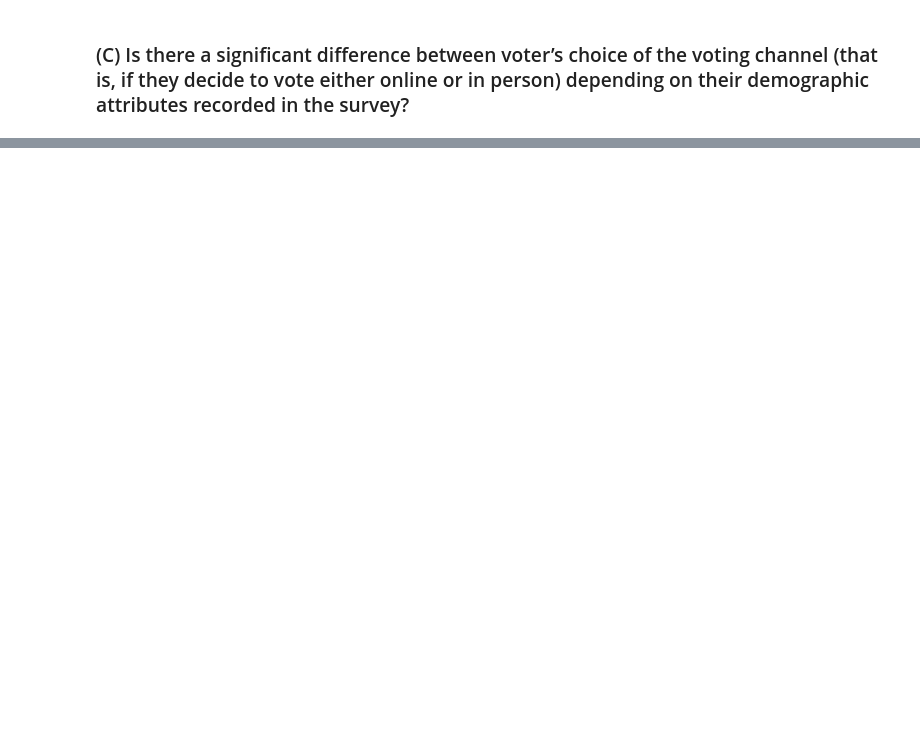
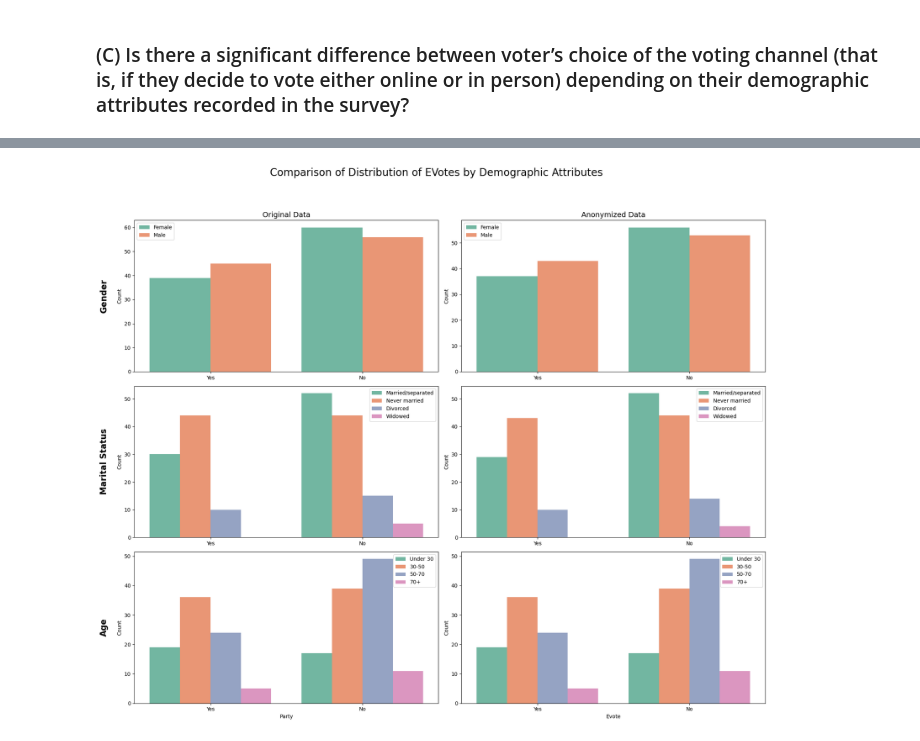
Before and after one commit to ChristianSneffeFleischer/SP_project2024, a Jupyter notebook: Part_1/Q3.ipynb, the cells around one changed output, grey strips where cells are left out. Saved outputs shown, nothing was run; the diff lists cells and outputs as text; code cells hidden in the pictures; blank space fills up the shorter version.

```diff
--- a/Part_1/Q3.ipynb
+++ b/Part_1/Q3.ipynb
@@ -237,0 +235,66 @@ plt.show()
+# %%
+fig, axes = plt.subplots(3, 2, figsize=(18, 15))
+
+# Add an overall title at the top
+fig.suptitle('Comparison of Distribution of EVotes by Demographic Attributes', fontsize=20, y=1)
+
+# Adjust space between plots on the horizontal line
+plt.subplots_adjust(wspace=0.3)  # Adjusts horizontal space between columns
+
+# Define row titles
+row_titles = ['Gender', 'Marital Status', 'Age']
+
+# Set row titles to appear on the left side of each row
+for i, title in enumerate(row_titles):
+    axes[i, 0].text(-0.1, 0.5, title, va='center', ha='center', rotation='vertical',
+                    fontsize=16, fontweight='bold', transform=axes[i, 0].transAxes)
+
+# Gender plots
+axes[0, 0].set_title('Original Data', fontsize=14)
+axes[0, 1].set_title('Anonymized Data', fontsize=14)
+
+sns.countplot(x='evote', hue='sex', data=df, palette=custom_palette, ax=axes[0, 0])
+axes[0, 0].set_xlabel('')
+axes[0, 0].set_ylabel('Count')
+axes[0, 0].get_legend().set_title(None)
+
+
+sns.countplot(x='evote', hue='sex', data=df_a, hue_order=['Female', 'Male'], palette=custom_palette, ax=axes[0, 1])
+axes[0, 1].set_xlabel('')
+axes[0, 1].set_ylabel('Count')
+axes[0, 1].get_legend().set_title(None)
+
+
+# Marital Status plots
+
+sns.countplot(x='evote', hue='marital_status', data=df, palette=custom_palette, ax=axes[1, 0])
+axes[1, 0].set_xlabel('')
+axes[1, 0].set_ylabel('Count')
+axes[1, 0].get_legend().set_title(None)
+
+
+sns.countplot(x='evote', hue='marital_status', hue_order=['Married/separated', 'Never married', 'Divorced', 'Widowed'], data=df_a, palette=custom_palette, ax=axes[1, 1])
+axes[1, 1].set_xlabel('')
+axes[1, 1].set_ylabel('Count')
+axes[1, 1].get_legend().set_title(None)
+
+
+# Age plots
+
+sns.countplot(x='evote', hue='age_category', hue_order=['Under 30', '30-50', '50-70', '70+'], data=df, palette=custom_palette, ax=axes[2, 0])
+axes[2, 0].set_xlabel('Evote')
+axes[2, 0].set_ylabel('Count')
+axes[2, 0].get_legend().set_title(None)
+
+
+sns.countplot(x='evote', hue='age_category', hue_order=['Under 30', '30-50', '50-70', '70+'], data=df_a, palette=custom_palette, ax=axes[2, 1])
+axes[2, 1].set_xlabel('Evote')
+axes[2, 1].set_ylabel('Count')
+axes[2, 1].get_legend().set_title(None)
+
+
+# Display the plot with adjusted layout
+plt.tight_layout(rect=[0, 0, 1, 0.96])  # Adjust layout to make space for the main title
+plt.show()
+# %% [output]
+[figure, added]
```
Also changed, not shown: parts of 4 cells of this notebook, 1 other file.
